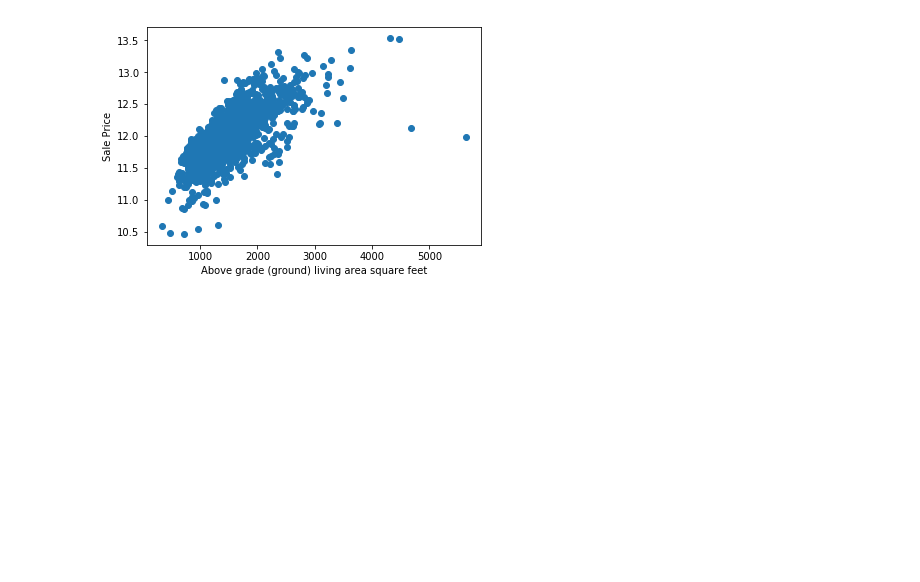
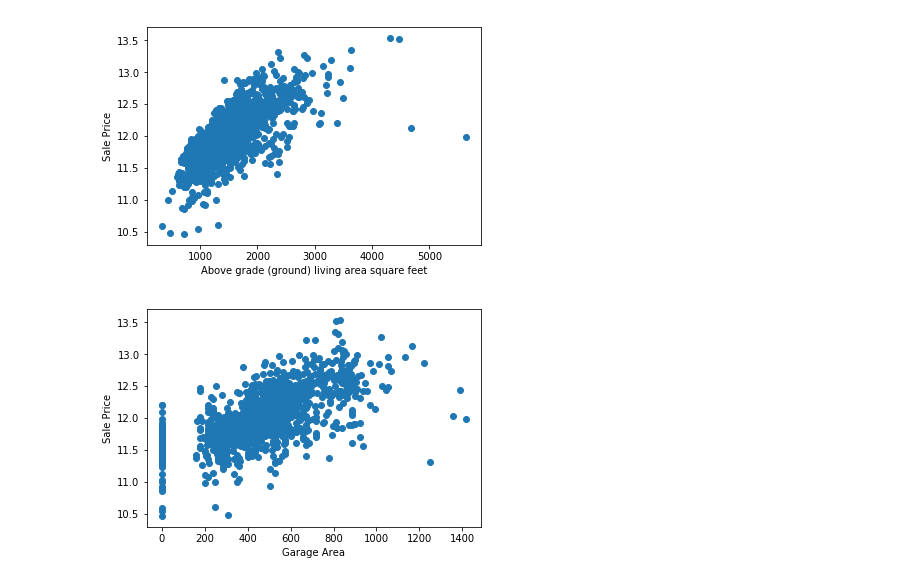
Before and after one commit to rahulvaish/MachineLearning-Python, a Jupyter notebook: HPC.ipynb, the cells around one changed output. Cells and saved outputs as stored; diff of their text form; code cells hidden in the pictures; blank space fills up the shorter version.

```diff
--- a/HPC.ipynb
+++ b/HPC.ipynb
@@ -5,7 +5,7 @@ import scipy.stats as stats
 import matplotlib
 from matplotlib import pyplot as plt
 # %%
-df = pd.read_csv('D:/DataScienceCollection/DataSets/HousePriceData/train.csv')
+df = pd.read_csv('C:/MyFolder/Data/train.csv')
 # %%
 print ("Train data shape:", df.shape)
 # %% [output]
@@ -184,0 +191,7 @@ display(HTML(nba.to_html()))
+# %%
+plt.scatter(x=df['GarageArea'], y=target)
+plt.ylabel('Sale Price')
+plt.xlabel('Garage Area')
+plt.show()
+# %% [output]
+[figure, added]
```
Also changed, not shown: parts of 15 cells of this notebook.
